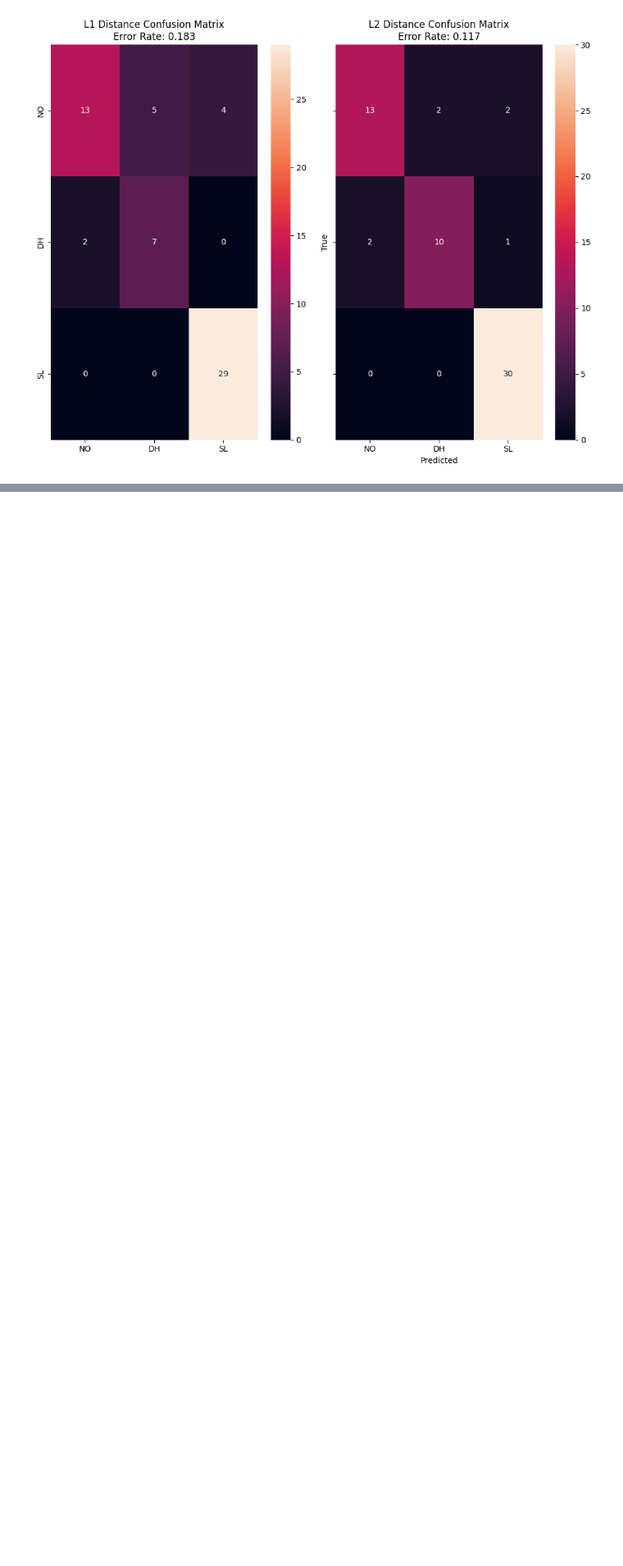
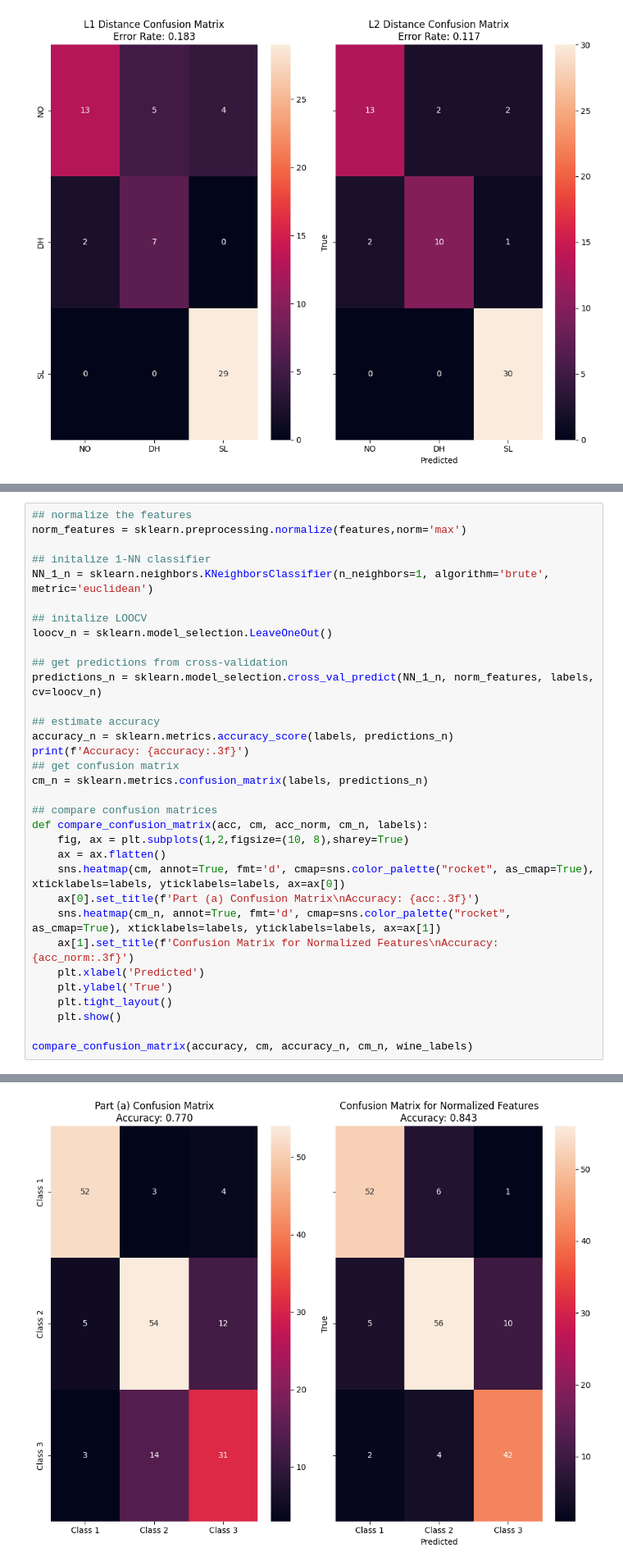
Before and after one commit to 0tv0renakniga/ds_masters, a Jupyter notebook: dsc_255/module_2/hw2/hw2.ipynb, the cells around one changed output, grey strips where cells are left out. Shown at 82% size. Saved outputs shown, nothing was run; the diff lists cells and outputs as text; blank space fills up the shorter version.

```diff
--- a/dsc_255/module_2/hw2/hw2.ipynb
+++ b/dsc_255/module_2/hw2/hw2.ipynb
@@ -127,0 +218,34 @@ L2 Distance Classifier Confusion Matrix:
+# %%
+## normalize the features
+norm_features = sklearn.preprocessing.normalize(features,norm='max')
+
+## initalize 1-NN classifier
+NN_1_n = sklearn.neighbors.KNeighborsClassifier(n_neighbors=1, algorithm='brute', metric='euclidean')
+
+## initalize LOOCV
+loocv_n = sklearn.model_selection.LeaveOneOut()
+
+## get predictions from cross-validation
+predictions_n = sklearn.model_selection.cross_val_predict(NN_1_n, norm_features, labels, cv=loocv_n)
+
+## estimate accuracy
+accuracy_n = sklearn.metrics.accuracy_score(labels, predictions_n)
+print(f'Accuracy: {accuracy:.3f}')
+## get confusion matrix
+cm_n = sklearn.metrics.confusion_matrix(labels, predictions_n)
+
+## compare confusion matrices
+def compare_confusion_matrix(acc, cm, acc_norm, cm_n, labels):
+    fig, ax = plt.subplots(1,2,figsize=(10, 8),sharey=True)
+    ax = ax.flatten()
+    sns.heatmap(cm, annot=True, fmt='d', cmap=sns.color_palette("rocket", as_cmap=True), xticklabels=labels, yticklabels=labels, ax=ax[0])
+    ax[0].set_title(f'Part (a) Confusion Matrix\nAccuracy: {acc:.3f}')
+    sns.heatmap(cm_n, annot=True, fmt='d', cmap=sns.color_palette("rocket", as_cmap=True), xticklabels=labels, yticklabels=labels, ax=ax[1])
+    ax[1].set_title(f'Confusion Matrix for Normalized Features\nAccuracy: {acc_norm:.3f}')
+    plt.xlabel('Predicted')
+    plt.ylabel('True')
+    plt.tight_layout()
+    plt.show()
+
+compare_confusion_matrix(accuracy, cm, accuracy_n, cm_n, wine_labels)
+# %% [output]
@@ -127,0 +253 @@ L2 Distance Classifier Confusion Matrix:
+[figure, added]
```
Also changed, not shown: parts of 6 cells of this notebook, 3 other files.
